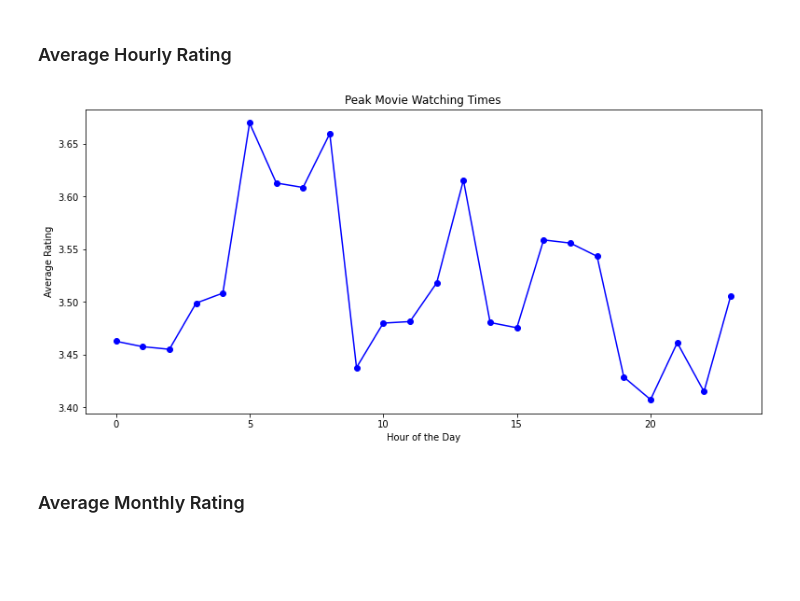
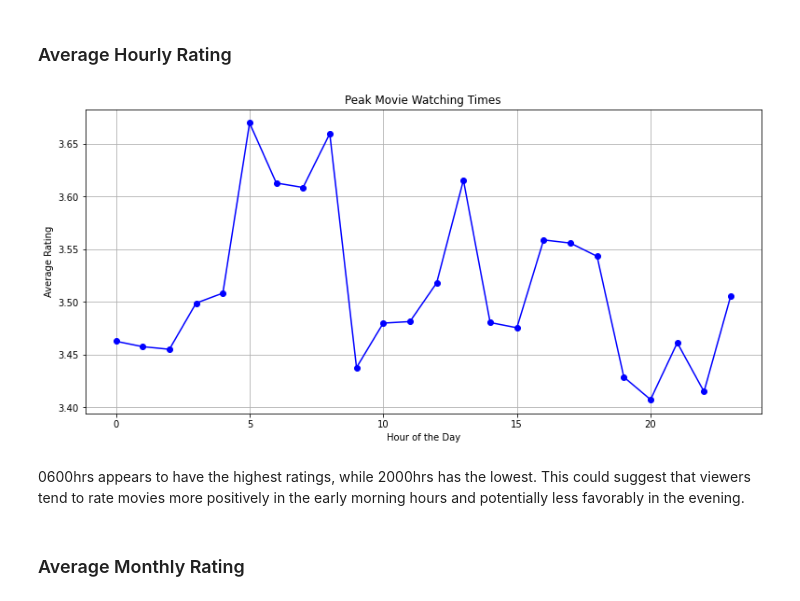
Before and after one commit to Mr-Macharia/Movie-Recommendation-System, a Jupyter notebook: notebook.ipynb, the cells around one changed output. Saved outputs shown, nothing was run; the diff lists cells and outputs as text; code cells hidden in the pictures; blank space fills up the shorter version.

```diff
--- a/notebook.ipynb
+++ b/notebook.ipynb
@@ -351,15 +351,17 @@ movie_rating_df
 # %%
 # Group the movie ratings DataFrame by hour and calculate the average rating for each hour
 hourly_average_ratings = movie_rating_df.groupby('hour')['rating'].mean()
 
 # Plotting the peak viewing time trends
 plt.figure(figsize=(13, 6))
-hourly_average_ratings.plot(kind='line', marker='o', color='blue', title='Peak Movie Watching Times')
+hourly_average_ratings.plot(kind='line', marker='o', color='blue', title='Peak Movie Watching Times', grid= True)
 plt.xlabel('Hour of the Day')
 plt.ylabel('Average Rating')
 plt.show()
 # %% [output]
-[figure, old version]
+[figure, new version]
+# %% [markdown]
+0600hrs appears to have the highest ratings, while 2000hrs has the lowest. This could suggest that viewers tend to rate movies more positively in the early morning hours and potentially less favorably in the evening.
 # %% [markdown]
 ### Average Monthly Rating
 # %%
```
Also changed, not shown: parts of 56 cells of this notebook.
